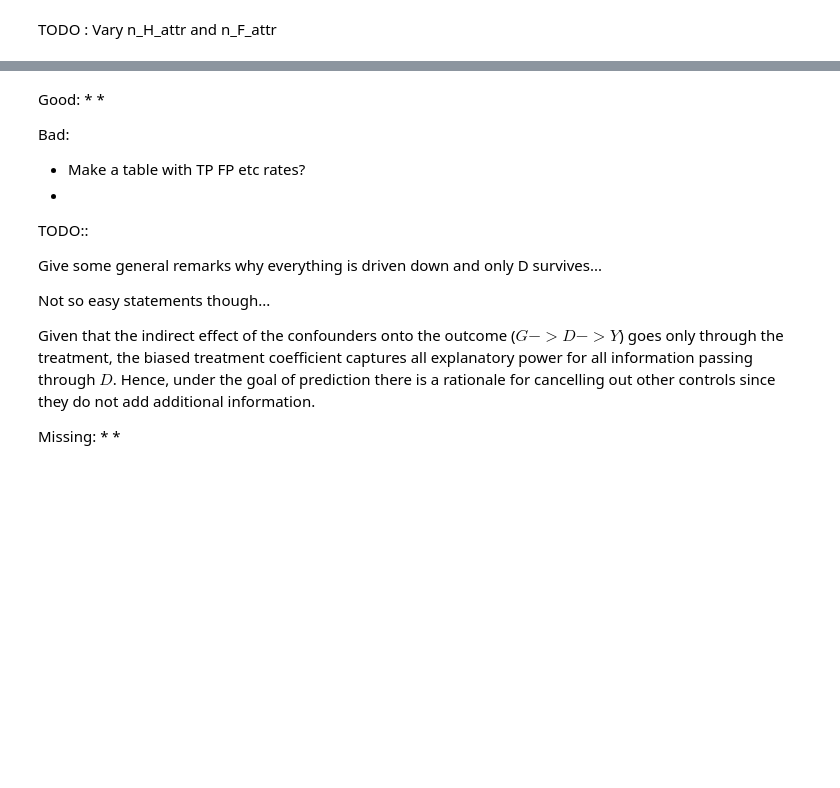
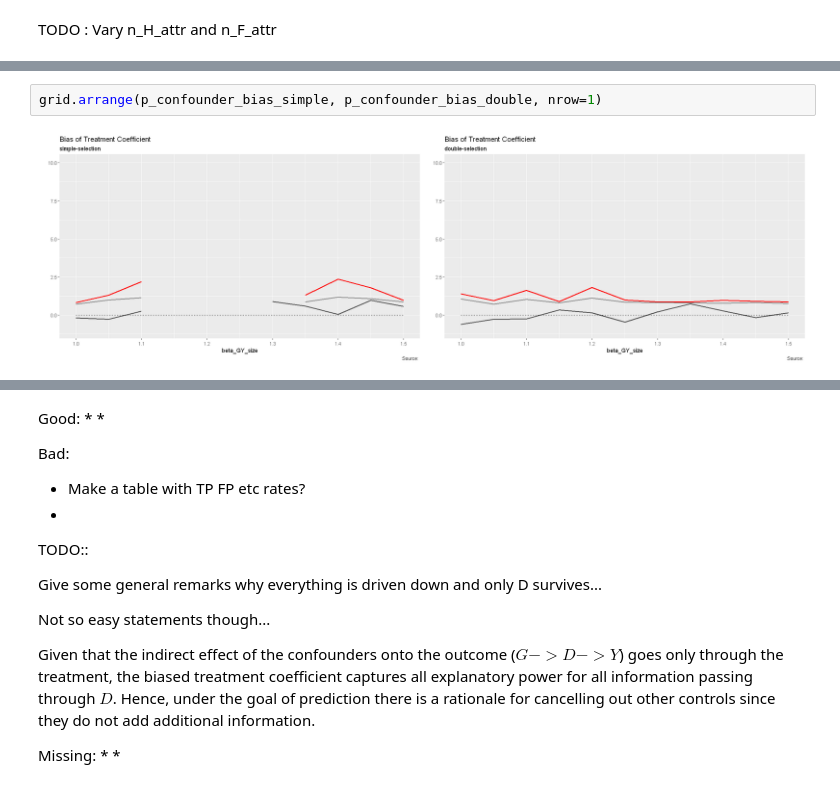
Before and after one commit to maxschae/compstat-project, a Jupyter notebook: CompStat_Project_Max_Schäfer.ipynb, the cells around one changed output, grey strips where cells are left out. Saved outputs shown, nothing was run; the diff lists cells and outputs as text; blank space fills up the shorter version.

```diff
--- a/CompStat_Project_Max_Schäfer.ipynb
+++ b/CompStat_Project_Max_Schäfer.ipynb
@@ -997,0 +1329,4 @@ TODO : Vary n_H_attr and n_F_attr
+# %%
+grid.arrange(p_confounder_bias_simple, p_confounder_bias_double, nrow=1)
+# %% [output]
+[figure, added]
```
Also changed, not shown: parts of 32 cells of this notebook, 7 other files.
